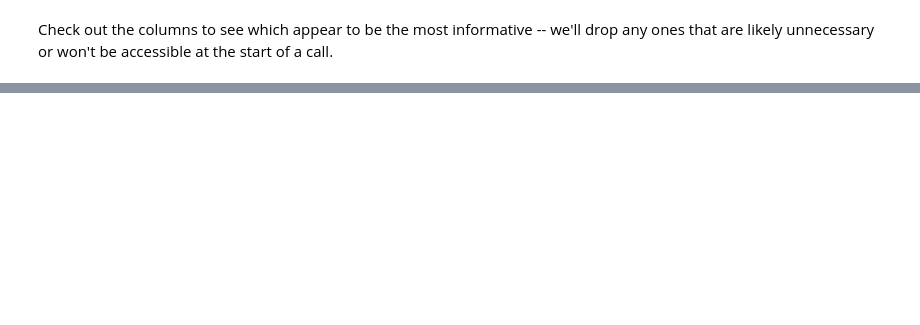
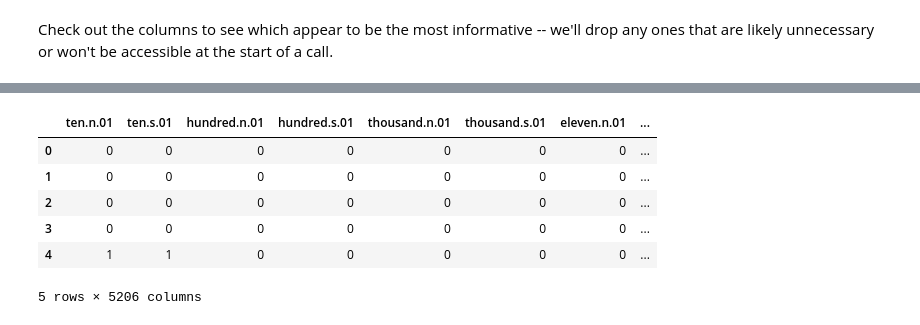
Before and after one commit to shihabhasan/call-for-service, a Jupyter notebook: working_files/notebooks/Text Analysis.ipynb, the cells around one changed output, grey strips where cells are left out. Saved outputs shown, nothing was run; the diff lists cells and outputs as text; code cells hidden in the pictures; blank space fills up the shorter version.

```diff
--- a/working_files/notebooks/Text Analysis.ipynb
+++ b/working_files/notebooks/Text Analysis.ipynb
@@ -146,0 +188,25 @@ notes = pd.read_sql("SELECT * FROM note, call WHERE note.call_id = call.call_id
+# %%
+synset_df = pd.DataFrame()
+
+
+# Make DataFrame with synsets occuring >= 150 times
+for column in group.columns:
+    for synset in wn.synsets(column):
+        try:
+            synset_df[synset.name()] += group[column]
+        except KeyError:
+            synset_df[synset.name()] = group[column]
+
+for column in synset_df.columns:
+    if sum(synset_df[column]) < 250:
+        synset_df.drop(column, axis=1, inplace=True)
+
+synset_df.shape()
+# %% [output]
+|  | ten.n.01 | ten.s.01 | hundred.n.01 | hundred.s.01 | thousand.n.01 | thousand.s.01 | eleven.n.01 | ... |
+| 0 | 0 | 0 | 0 | 0 | 0 | 0 | 0 | ... |
+| 1 | 0 | 0 | 0 | 0 | 0 | 0 | 0 | ... |
+| 2 | 0 | 0 | 0 | 0 | 0 | 0 | 0 | ... |
+| 3 | 0 | 0 | 0 | 0 | 0 | 0 | 0 | ... |
+| 4 | 1 | 1 | 0 | 0 | 0 | 0 | 0 | ... |
+5 rows × 5206 columns
```
Also changed, not shown: parts of 23 cells of this notebook, 4 other files.
